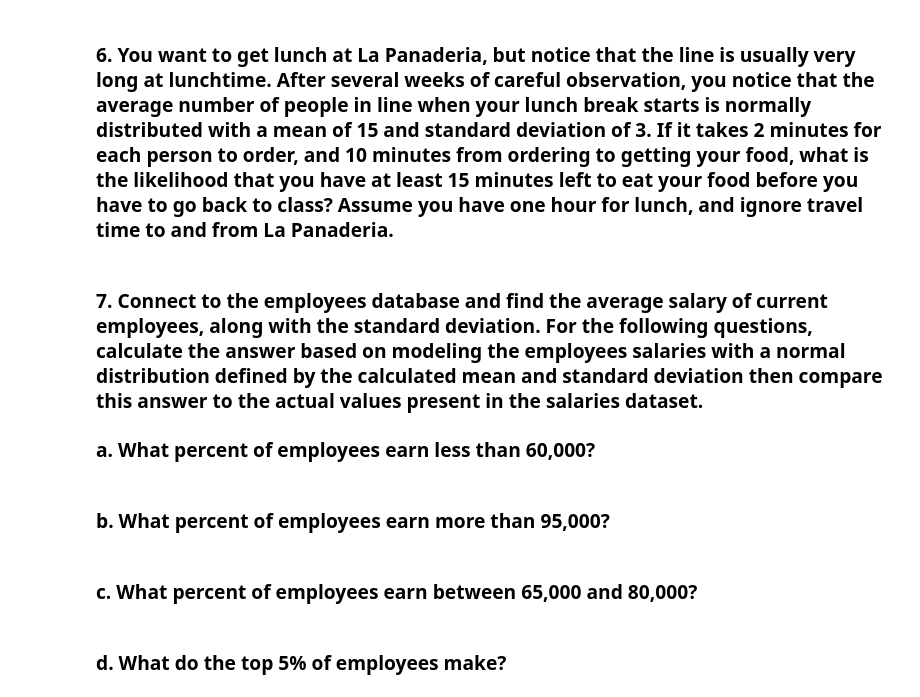
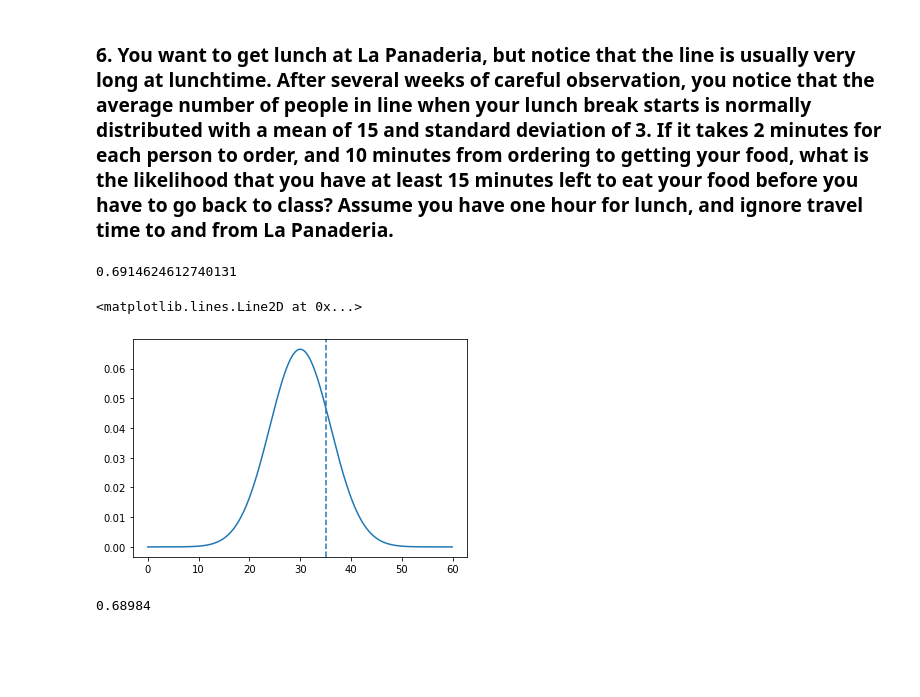
Before and after one commit to laxman101/statistics-exercises, a Jupyter notebook: probability_distributions.ipynb, the cells around one changed output. Drawn from its saved outputs; the diff is of its cells as text; code cells hidden in the pictures; blank space fills up the shorter version.

```diff
--- a/probability_distributions.ipynb
+++ b/probability_distributions.ipynb
@@ -86,11 +134,27 @@ stats.binom(4326, 0.02).sf(96)
 # %% [markdown]
 ### 6. You want to get lunch at La Panaderia, but notice that the line is usually very long at lunchtime. After several weeks of careful observation, you notice that the average number of people in line when your lunch break starts is normally distributed with a mean of 15 and standard deviation of 3. If it takes 2 minutes for each person to order, and 10 minutes from ordering to getting your food, what is the likelihood that you have at least 15 minutes left to eat your food before you have to go back to class? Assume you have one hour for lunch, and ignore travel time to and from La Panaderia.
-# %% [markdown]
-### 7. Connect to the employees database and find the average salary of current employees, along with the standard deviation. For the following questions, calculate the answer based on modeling the employees salaries with a normal distribution defined by the calculated mean and standard deviation then compare this answer to the actual values present in the salaries dataset.
-### a. What percent of employees earn less than 60,000?
-# %% [markdown]
-### b. What percent of employees earn more than 95,000?
-# %% [markdown]
-### c. What percent of employees earn between 65,000 and 80,000?
-# %% [markdown]
-### d. What do the top 5% of employees make?
+# %%
+# convert mean and std from people to 'minutes':
+mean = 15 * 2 # minutes
+std_dev = 3 * 2 # minutes
+
+
+# Max time I can be in line without getting late to class = 60 - 15 -10 - 2 = 33 mins
+
+stats.norm(mean, std_dev).cdf(33)
+# %% [output]
+0.6914624612740131
+# %%
+x = np.arange(0, 60 , 0.1)
+y = stats.norm(mean, std_dev).pdf(x)
+
+plt.plot(x,y)
+plt.axvline(35, ls = '--')
+# plt.axvline(45, ls = '--')
+# %% [output]
+<matplotlib.lines.Line2D at 0x...>
+[figure, added]
+# %%
+(np.random.normal(30, 6, 100_000) <= 33).mean()
+# %% [output]
+0.68984
```
Also changed, not shown: parts of 17 cells of this notebook.
